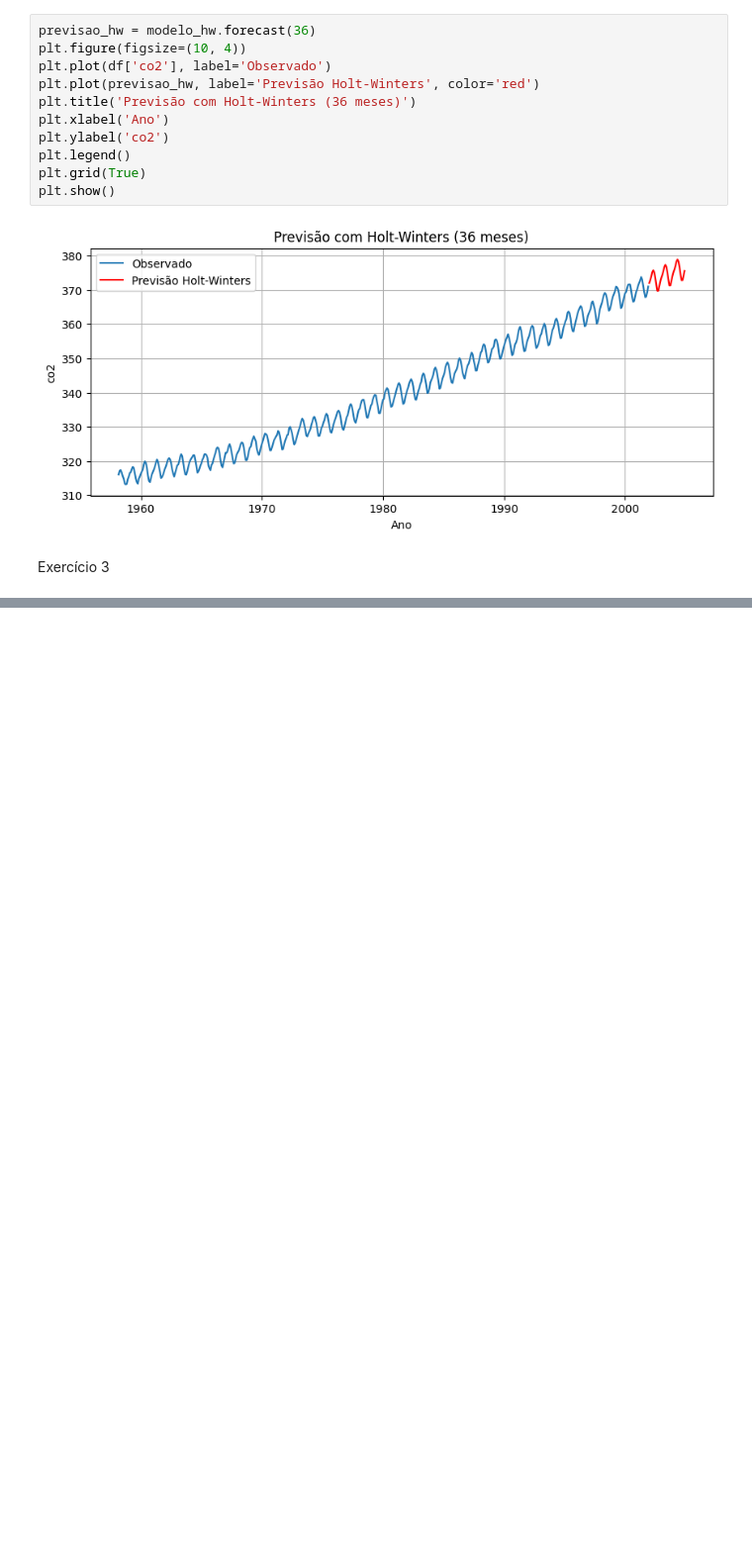
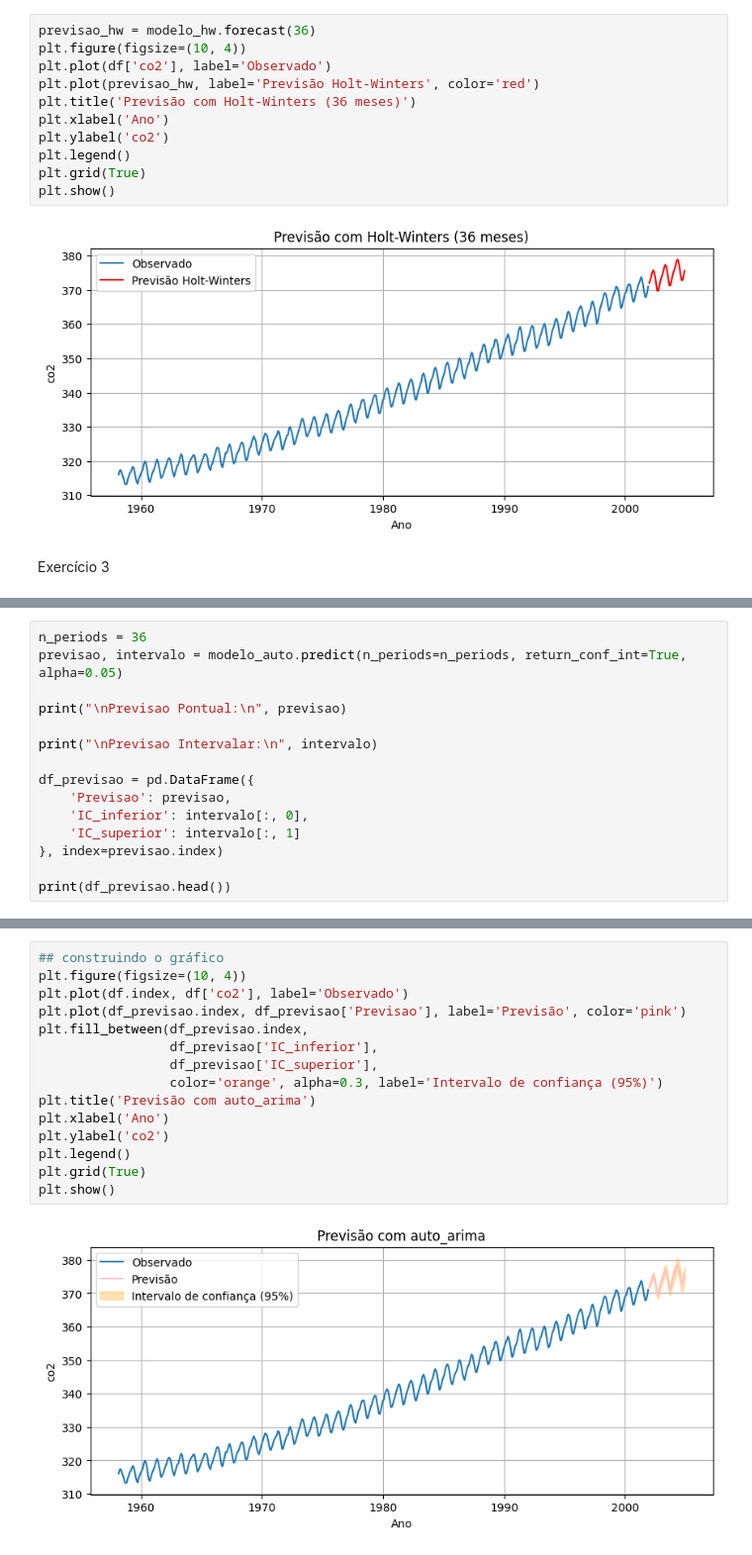
Before and after one commit to NathaliaOliveir/CEE2, a Jupyter notebook: 26_series_temporais.ipynb, the cells around one changed output, grey strips where cells are left out. Shown at 99% size. Saved outputs shown, nothing was run; the diff lists cells and outputs as text; blank space fills up the shorter version.

```diff
--- a/26_series_temporais.ipynb
+++ b/26_series_temporais.ipynb
@@ -848,0 +853,15 @@ NameError: name 'pm' is not defined
+# %%
+n_periods = 36
+previsao, intervalo = modelo_auto.predict(n_periods=n_periods, return_conf_int=True, alpha=0.05)
+
+print("\nPrevisao Pontual:\n", previsao)
+
+print("\nPrevisao Intervalar:\n", intervalo)
+
+df_previsao = pd.DataFrame({
+    'Previsao': previsao,
+    'IC_inferior': intervalo[:, 0],
+    'IC_superior': intervalo[:, 1]
+}, index=previsao.index)
+
+print(df_previsao.head())
@@ -848,0 +886,17 @@ NameError: name 'pm' is not defined
+# %%
+## construindo o gráfico
+plt.figure(figsize=(10, 4))
+plt.plot(df.index, df['co2'], label='Observado')
+plt.plot(df_previsao.index, df_previsao['Previsao'], label='Previsão', color='pink')
+plt.fill_between(df_previsao.index,
+                 df_previsao['IC_inferior'],
+                 df_previsao['IC_superior'],
+                 color='orange', alpha=0.3, label='Intervalo de confiança (95%)')
+plt.title('Previsão com auto_arima')
+plt.xlabel('Ano')
+plt.ylabel('co2')
+plt.legend()
+plt.grid(True)
+plt.show()
+# %% [output]
+[figure, added]
```
Also changed, not shown: parts of 8 cells of this notebook.
